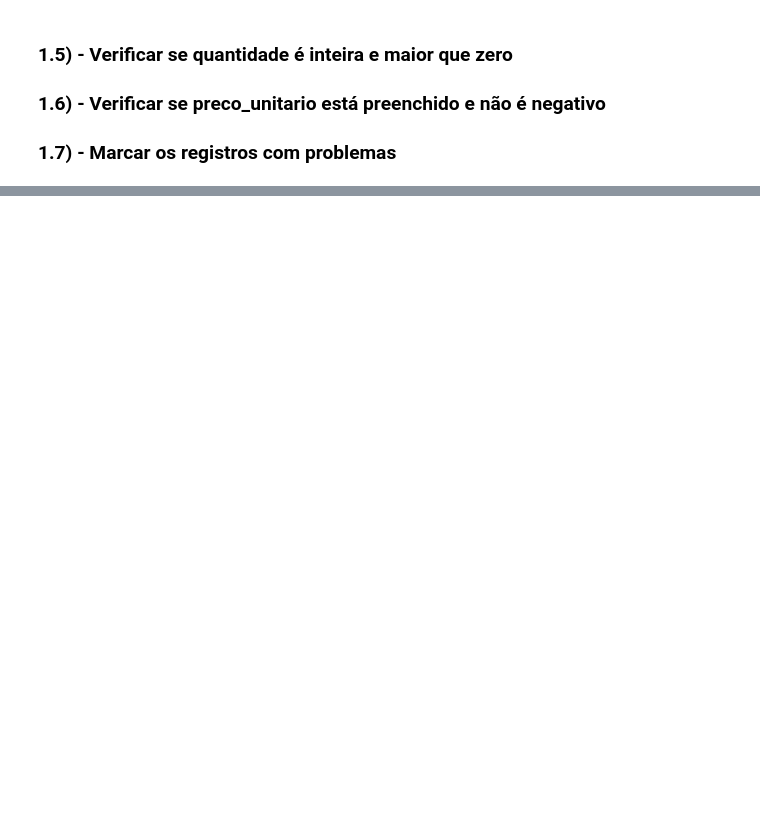
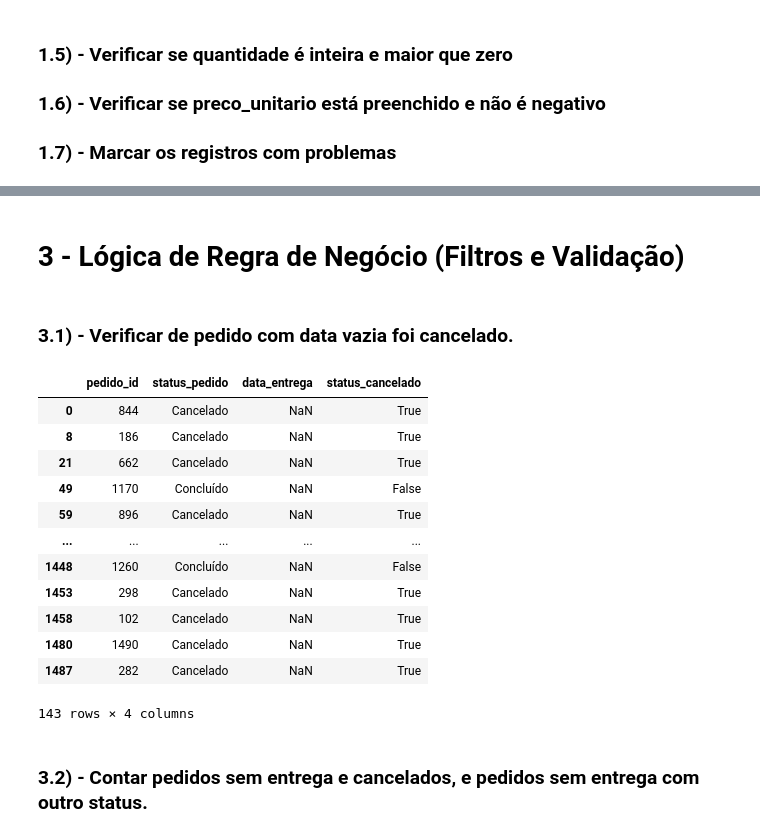
Before and after one commit to fep84/sctec_mini-projeto_avaliativo, a Jupyter notebook: sctec_mini-projeto_avaliativo.ipynb, the cells around one changed output, grey strips where cells are left out. Saved outputs shown, nothing was run; the diff lists cells and outputs as text; code cells hidden in the pictures; blank space fills up the shorter version.

Commit message:
construção dos códigos e explicação da lógica de análise

```diff
--- a/sctec_mini-projeto_avaliativo.ipynb
+++ b/sctec_mini-projeto_avaliativo.ipynb
@@ -69,0 +170,20 @@ df["tem_problema_numerico"] = (
+# %%
+import re
+
+# Guarda os valores originais para preservar a referência antes da limpeza.
+categoria_original = df["categoria"].astype("string")
+
+# Remove espaços das pontas e converte as letras para minúsculas.
+categoria_limpa = categoria_original.str.strip().str.lower()
+
+# Troca valores ausentes por texto vazio para a limpeza não falhar.
+categoria_limpa = categoria_limpa.fillna("")
+
+# Remove tudo que não seja letra sem acento (a-z) ou espaço.
+# A expressão regular preserva os espaços entre palavras.
+categoria_limpa = categoria_limpa.map(
+    lambda texto: re.sub(r"[^a-z\s]", "", texto).strip()
+)
+
+# Salva o resultado limpo na coluna categoria.
+df["categoria"] = categoria_limpa
@@ -69,0 +296,53 @@ df["tem_problema_numerico"] = (
+# %% [markdown]
+# 3 - Lógica de Regra de Negócio (Filtros e Validação)
+# %% [markdown]
+### 3.1) - Verificar de pedido com data vazia foi cancelado.
+# %%
+# Converte a coluna de data para texto e remove espaços das pontas.
+data_entrega_texto = df["data_entrega"].astype("string").str.strip()
+
+# Marca como vazias as datas ausentes ou que contêm apenas espaços.
+data_vazia = (
+    df["data_entrega"].isna()
+    | data_entrega_texto.eq("").fillna(False)
+)
+
+# Prepara os status para comparar sem diferença de espaços ou maiúsculas.
+status_normalizado = (
+    df["status_pedido"]
+    .astype("string")
+    .str.strip()
+    .str.casefold()
+)
+
+# Marca como True os pedidos cujo status é "Cancelado".
+status_cancelado = status_normalizado.eq("cancelado").fillna(False)
+
+# Seleciona os pedidos sem data e cria uma cópia para a análise.
+pedidos_sem_entrega = df.loc[data_vazia].copy()
+
+# Adiciona uma coluna indicando se cada pedido foi cancelado.
+pedidos_sem_entrega["status_cancelado"] = status_cancelado.loc[data_vazia]
+
+# Exibe os pedidos, seus status e a indicação de cancelamento.
+display(
+    pedidos_sem_entrega[
+        ["pedido_id", "status_pedido", "data_entrega", "status_cancelado"]
+    ]
+)
+# %% [output]
+|  | pedido_id | status_pedido | data_entrega | status_cancelado |
+| 0 | 844 | Cancelado | NaN | True |
+| 8 | 186 | Cancelado | NaN | True |
+| 21 | 662 | Cancelado | NaN | True |
+| 49 | 1170 | Concluído | NaN | False |
+| 59 | 896 | Cancelado | NaN | True |
+| ... | ... | ... | ... | ... |
+| 1448 | 1260 | Concluído | NaN | False |
+| 1453 | 298 | Cancelado | NaN | True |
+| 1458 | 102 | Cancelado | NaN | True |
+| 1480 | 1490 | Cancelado | NaN | True |
+| 1487 | 282 | Cancelado | NaN | True |
+143 rows × 4 columns
+# %% [markdown]
+### 3.2) - Contar pedidos sem entrega e cancelados, e pedidos sem entrega com outro status.
```
Also changed, not shown: parts of 56 cells of this notebook, 2 other files.
